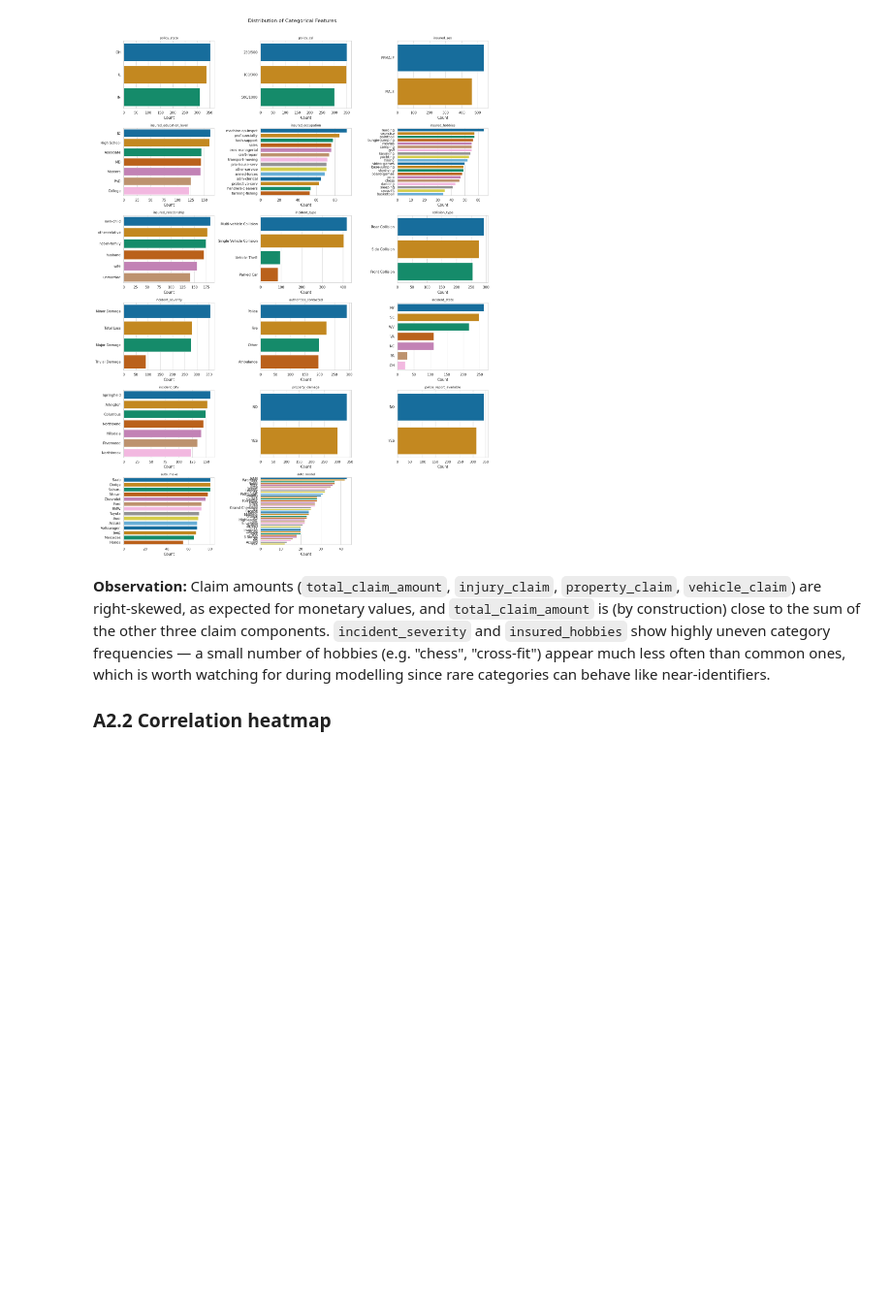
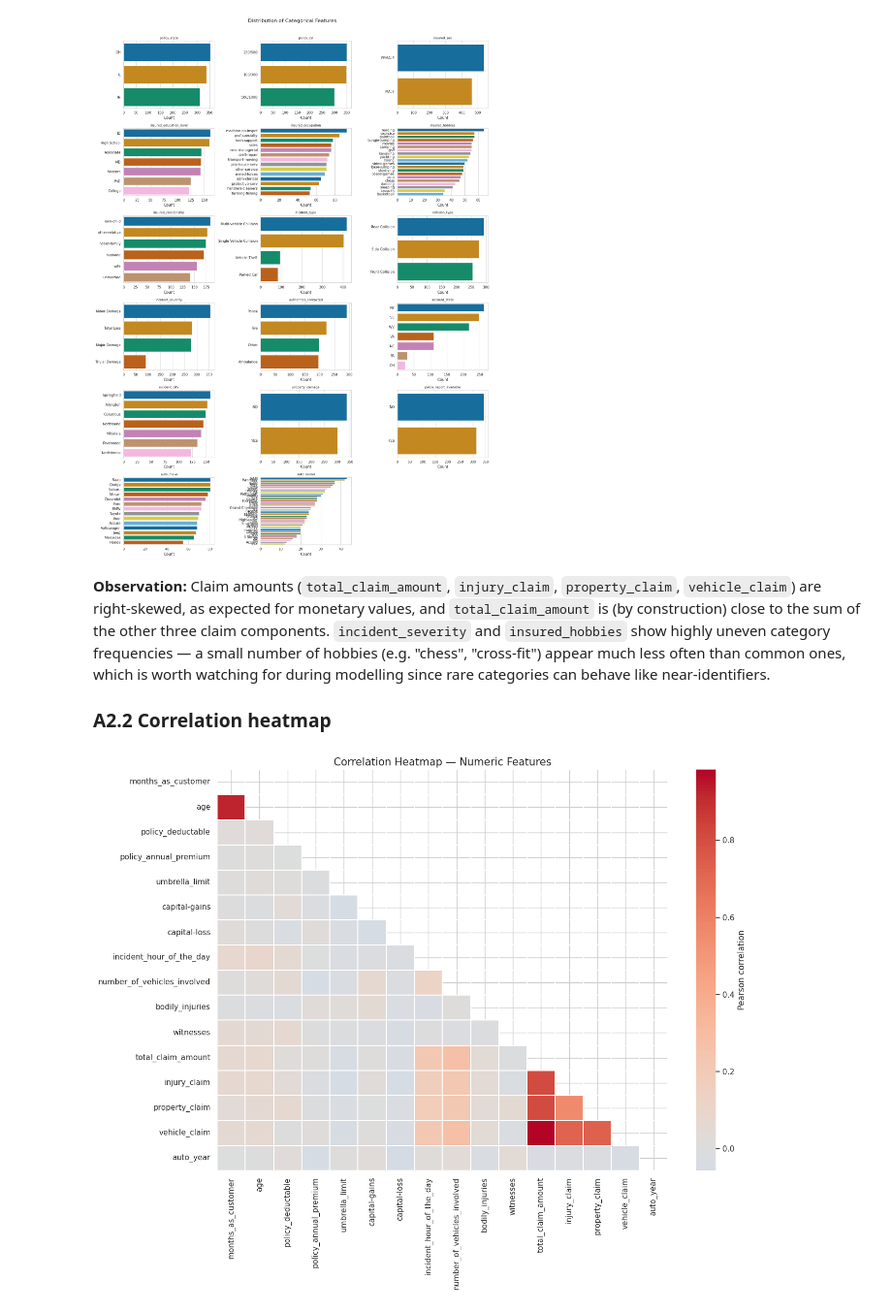
Before and after one commit to GVR2007/AI-risk-analysis, a Jupyter notebook: notebooks/classification.ipynb, the cells around one changed output. Shown at 97% size. Cells and saved outputs as stored; diff of their text form; code cells hidden in the pictures; blank space fills up the shorter version.

```diff
--- a/notebooks/classification.ipynb
+++ b/notebooks/classification.ipynb
@@ -160,3 +160,14 @@ plt.show()
 **Observation:** Claim amounts (`total_claim_amount`, `injury_claim`, `property_claim`, `vehicle_claim`) are right-skewed, as expected for monetary values, and `total_claim_amount` is (by construction) close to the sum of the other three claim components. `incident_severity` and `insured_hobbies` show highly uneven category frequencies — a small number of hobbies (e.g. "chess", "cross-fit") appear much less often than common ones, which is worth watching for during modelling since rare categories can behave like near-identifiers.
 
 ### A2.2 Correlation heatmap
+# %%
+plt.figure(figsize=(14, 11))
+corr = df[numeric_cols].corr()
+mask = np.triu(np.ones_like(corr, dtype=bool))
+sns.heatmap(corr, mask=mask, cmap='coolwarm', center=0, annot=False, linewidths=0.3, cbar_kws={'label': 'Pearson correlation'})
+plt.title('Correlation Heatmap — Numeric Features', fontsize=15)
+plt.tight_layout()
+plt.savefig('../models/clf_correlation_heatmap.png', bbox_inches='tight')
+plt.show()
+# %% [output]
+[figure, added]
```
Also changed, not shown: parts of 3 cells of this notebook.
